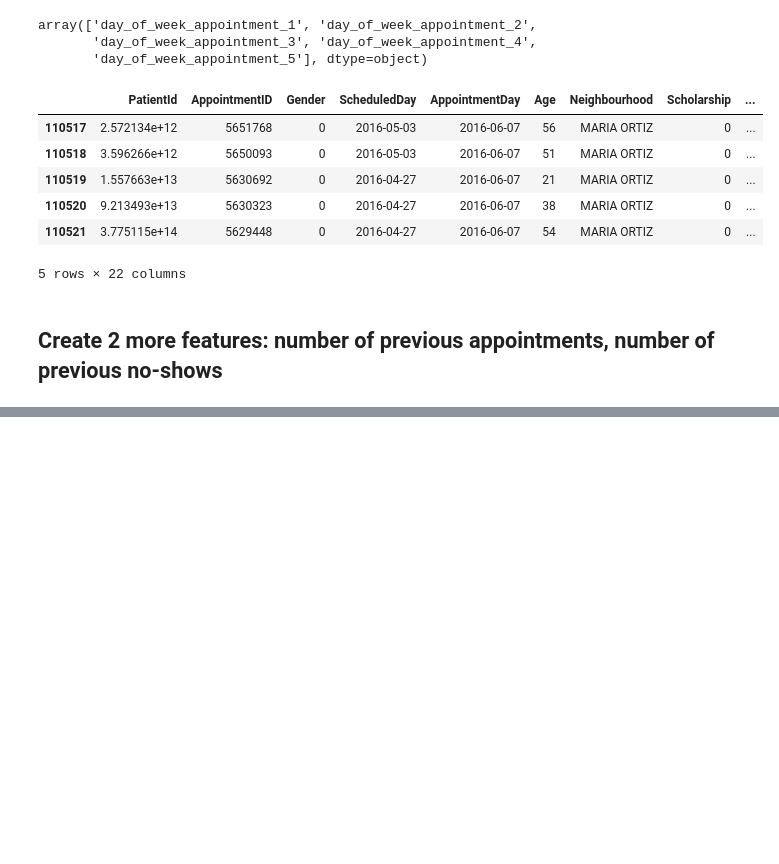
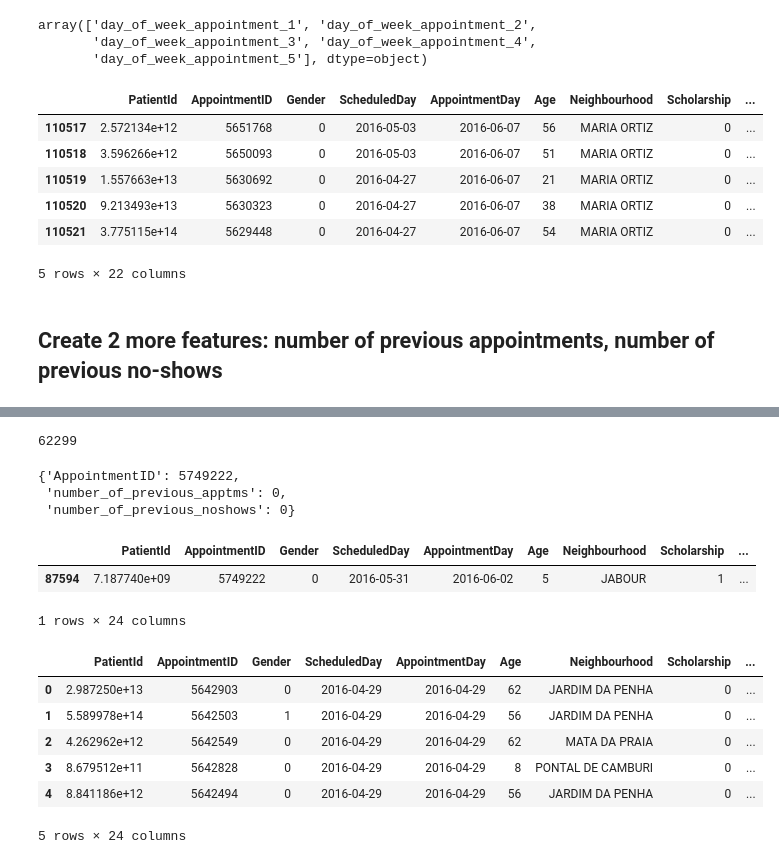
Before and after one commit to hussein073/Medical_Appointment_No_Show, a Jupyter notebook: anna_index.ipynb, the cells around one changed output, grey strips where cells are left out. Cells and saved outputs as stored; diff of their text form; code cells hidden in the pictures; blank space fills up the shorter version.

```diff
--- a/anna_index.ipynb
+++ b/anna_index.ipynb
@@ -343,0 +304,48 @@ def add_num_apptmnts_noshows(patient_id, df):
+# %%
+len(dict_values)
+# %% [output]
+62299
+# %%
+test = dict_values[444][0]
+# %%
+test
+# %% [output]
+{'AppointmentID': 5749222,
+ 'number_of_previous_apptms': 0,
+ 'number_of_previous_noshows': 0}
+# %%
+df['number_of_previous_apptms'] = np.nan
+df['number_of_previous_noshows'] = np.nan
+# %%
+selected_row = df[df['AppointmentID'] == test['AppointmentID']]
+index = selected_row.index
+df.loc[index, 'number_of_previous_apptms'] = test['number_of_previous_apptms']
+df.loc[index, 'number_of_previous_noshows'] = test['number_of_previous_noshows']
+# %%
+df.loc[index, :]
+# %% [output]
+|  | PatientId | AppointmentID | Gender | ScheduledDay | AppointmentDay | Age | Neighbourhood | Scholarship | ... |
+| 87594 | 7.187740e+09 | 5749222 | 0 | 2016-05-31 | 2016-06-02 | 5 | JABOUR | 1 | ... |
+1 rows × 24 columns
+# %%
+#update the dataframe
+for d in dict_values:
+    for v in d.values():
+        #v['AppointmentID']
+        #v['number_of_previous_apptms']
+        #v['number_of_previous_noshows']
+
+        selected_row = df[df['AppointmentID'] == v['AppointmentID']]
+        index = selected_row.index
+        df.loc[index, 'number_of_previous_apptms'] = v['number_of_previous_apptms']
+        df.loc[index, 'number_of_previous_noshows'] = v['number_of_previous_noshows']
+# %%
+df.head()
+# %% [output]
+|  | PatientId | AppointmentID | Gender | ScheduledDay | AppointmentDay | Age | Neighbourhood | Scholarship | ... |
+| 0 | 2.987250e+13 | 5642903 | 0 | 2016-04-29 | 2016-04-29 | 62 | JARDIM DA PENHA | 0 | ... |
+| 1 | 5.589978e+14 | 5642503 | 1 | 2016-04-29 | 2016-04-29 | 56 | JARDIM DA PENHA | 0 | ... |
+| 2 | 4.262962e+12 | 5642549 | 0 | 2016-04-29 | 2016-04-29 | 62 | MATA DA PRAIA | 0 | ... |
+| 3 | 8.679512e+11 | 5642828 | 0 | 2016-04-29 | 2016-04-29 | 8 | PONTAL DE CAMBURI | 0 | ... |
+| 4 | 8.841186e+12 | 5642494 | 0 | 2016-04-29 | 2016-04-29 | 56 | JARDIM DA PENHA | 0 | ... |
+5 rows × 24 columns
```
Also changed, not shown: parts of 17 cells of this notebook.
